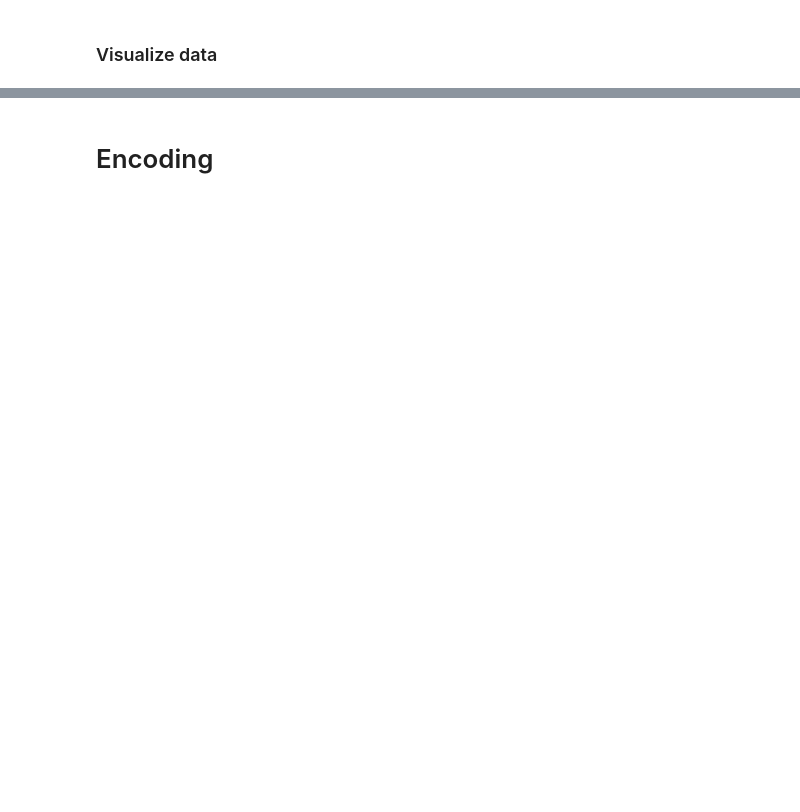
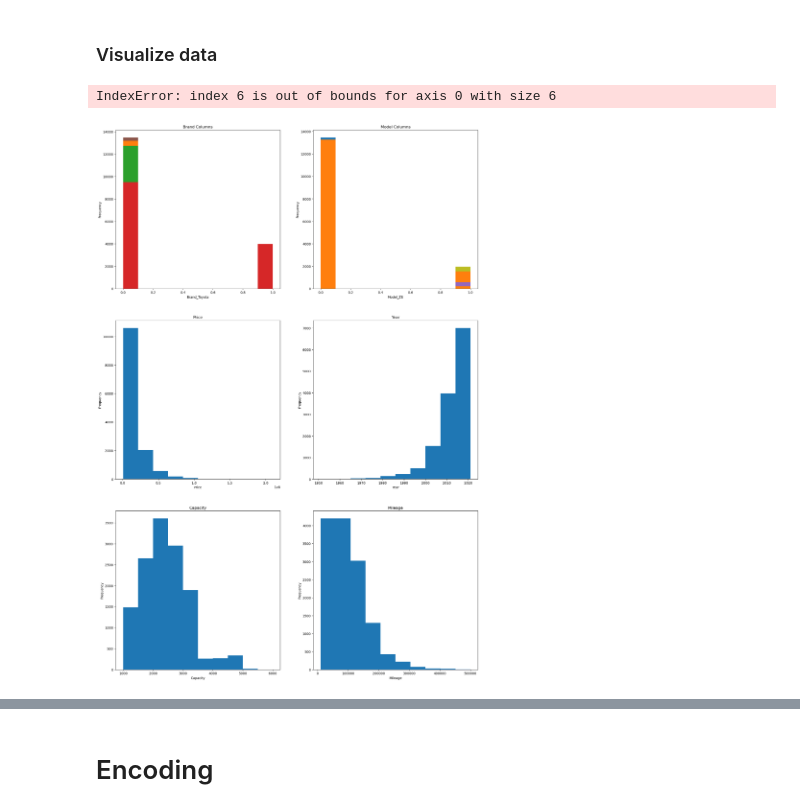
Before and after one commit to Dulanjana9914/ML-Assignment1, a Jupyter notebook: Used SUV Price Prediction in Sri Lanka.ipynb, the cells around one changed output, grey strips where cells are left out. Drawn from its saved outputs; the diff is of its cells as text; code cells hidden in the pictures; blank space fills up the shorter version.

```diff
--- a/Used SUV Price Prediction in Sri Lanka.ipynb
+++ b/Used SUV Price Prediction in Sri Lanka.ipynb
@@ -219,35 +407,37 @@ SUV.shape
 # %%
 import matplotlib.pyplot as plt
 
 # Separate columns starting with "Brand" and "Model"
-brand_cols = [col for col in suv.columns if col.startswith("Brand")]
-model_cols = [col for col in suv.columns if col.startswith("Model")]
+brand_cols = [col for col in SUV.columns if col.startswith("Brand")]
+model_cols = [col for col in SUV.columns if col.startswith("Model")]
 
 # Create a figure with 5 subplots
 fig, axs = plt.subplots(nrows=3, ncols=2, figsize=(20, 30))
 axs = axs.flatten()
 
 # Plot the histograms for the "Brand" columns
 for i, col in enumerate(brand_cols):
-    axs[0].hist(suv[col])
+    axs[0].hist(SUV[col])
     axs[0].set_title("Brand Columns")
     axs[0].set_xlabel(col)
     axs[0].set_ylabel("Frequency")
 
 # Plot the histograms for the "Model" columns
 for i, col in enumerate(model_cols):
-    axs[1].hist(suv[col])
+    axs[1].hist(SUV[col])
     axs[1].set_title("Model Columns")
     axs[1].set_xlabel(col)
     axs[1].set_ylabel("Frequency")
 
 # Plot the remaining histograms in the other subplots
-for i, col in enumerate(suv.columns):
-    if col not in brand_cols and col not in model_cols:
-        axs[i+2].hist(suv[col])
+for i, col in enumerate(SUV.columns):
+        axs[i+2].hist(SUV[col])
         axs[i+2].set_title(col)
         axs[i+2].set_xlabel(col)
         axs[i+2].set_ylabel("Frequency")
 
 plt.tight_layout()
 plt.show()
+# %% [output]
+IndexError: index 6 is out of bounds for axis 0 with size 6
+[figure, added]
```
Also changed, not shown: parts of 36 cells of this notebook.
